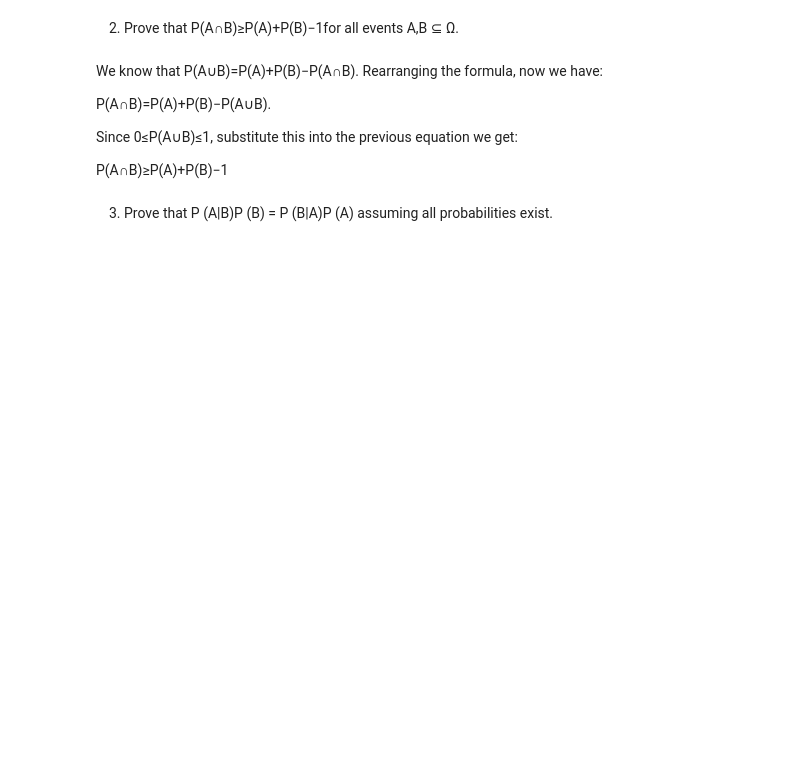
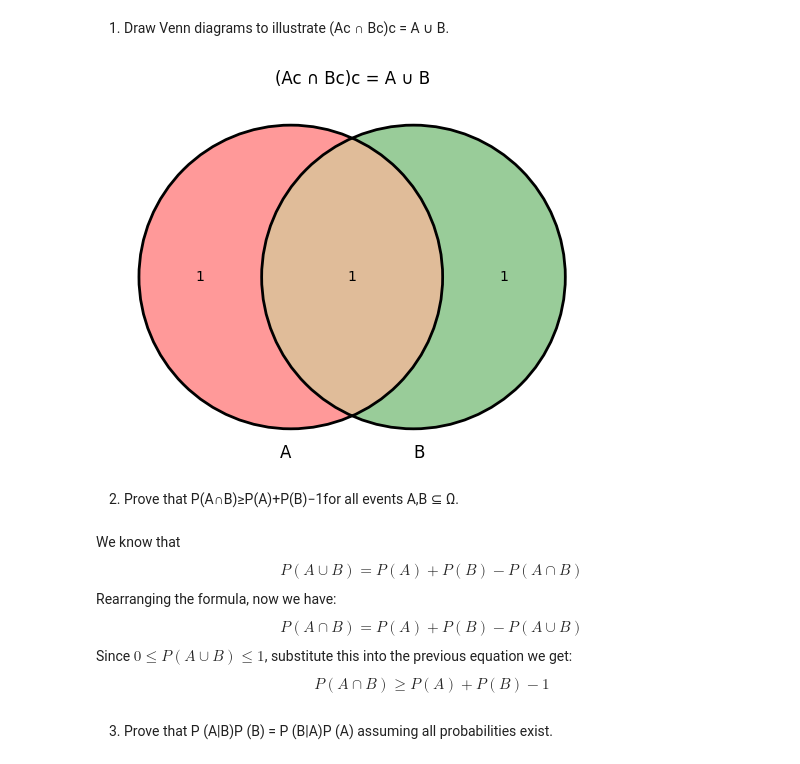
Before and after one commit to mchen22/BTEST, a Jupyter notebook: Assignment1.ipynb, the cells around one changed output. Drawn from its saved outputs; the diff is of its cells as text; code cells hidden in the pictures; blank space fills up the shorter version.

```diff
--- a/Assignment1.ipynb
+++ b/Assignment1.ipynb
@@ -52,12 +6,39 @@ plt.show()
+# %% [markdown]
+1. Draw Venn diagrams to illustrate (Ac ∩ Bc)c = A ∪ B.
+# %%
+import matplotlib.pyplot as plt
+from matplotlib_venn import venn2, venn2_circles
+
+# Define the universal set
+universal_set = {1, 2, 3, 4, 5, 6, 7, 8, 9, 10}
+
+# Define the sets A and B
+A = {1, 2, 3, 4, 5}
+B = {4, 5, 6, 7, 8}
+
+# Calculate the complement of A and B
+Ac = universal_set - A
+Bc = universal_set - B
+
+# Calculate the complement of (Ac ∩ Bc)
+intersection_complement = universal_set - (Ac & Bc)
+
+# Draw the Venn diagram
+venn_labels = {'100': A, '010': B, '001': intersection_complement}
+venn_diagram = venn2(subsets=(1, 1, 1), set_labels=('A', 'B'))
+venn_diagram_circles = venn2_circles(subsets=(1, 1, 1))
+
+# Display the diagram
+plt.title('(Ac ∩ Bc)c = A ∪ B')
+plt.show()
+# %% [output]
+[figure, added]
 # %% [markdown]
 2. Prove that P(A∩B)≥P(A)+P(B)−1for all events A,B ⊆ Ω.
 # %% [markdown]
-We know that P(A∪B)=P(A)+P(B)−P(A∩B). Rearranging the formula, now we have:
-
-P(A∩B)=P(A)+P(B)−P(A∪B).
-
-Since 0≤P(A∪B)≤1, substitute this into the previous equation we get:
-
-P(A∩B)≥P(A)+P(B)−1
+We know that $$P(A∪B)=P(A)+P(B)−P(A∩B)$$ Rearranging the formula, now we have:
+$$P(A∩B)=P(A)+P(B)−P(A∪B)$$
+Since $0≤P(A∪B)≤1$, substitute this into the previous equation we get:
+$$P(A∩B)≥P(A)+P(B)−1$$
 # %% [markdown]
 3. Prove that P (A|B)P (B) = P (B|A)P (A) assuming all probabilities exist.
```
Also changed, not shown: parts of 15 cells of this notebook.
